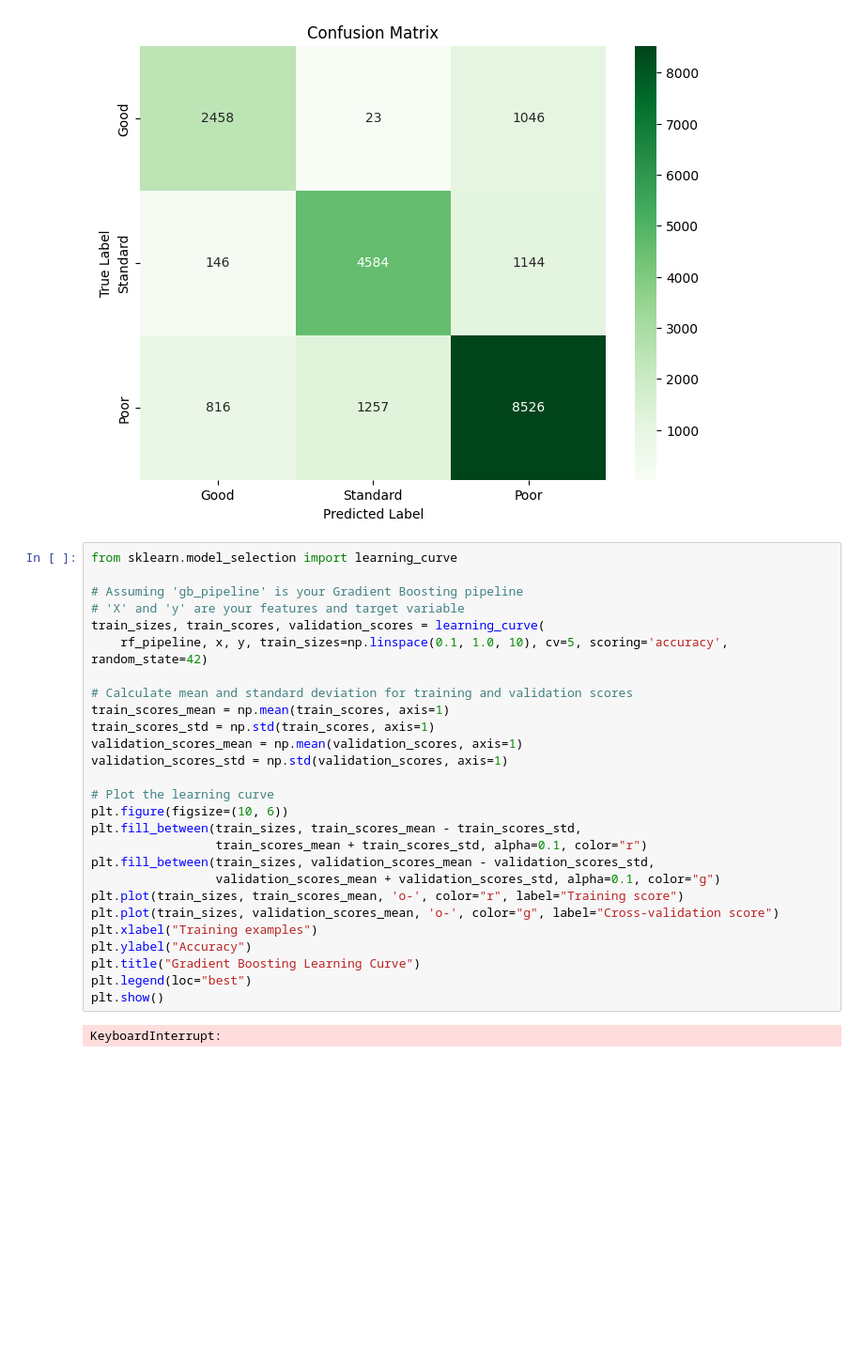
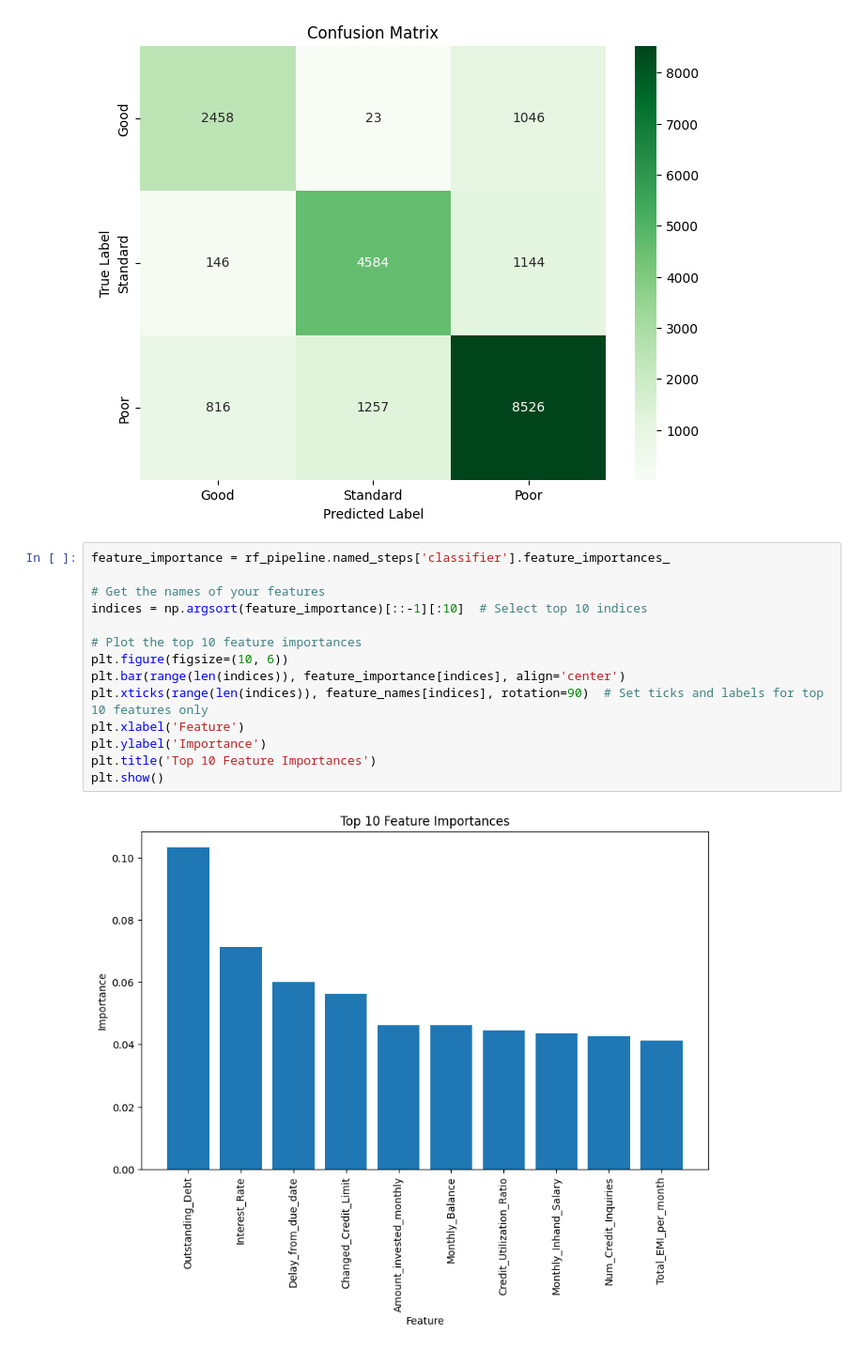
Before and after one commit to Harshk10-star/Credit-Score-Classification, a Jupyter notebook: project.ipynb, the cells around one changed output. Shown at 94% size. Saved outputs shown, nothing was run; the diff lists cells and outputs as text; blank space fills up the shorter version.

Commit message:
all graphs

```diff
--- a/project.ipynb
+++ b/project.ipynb
@@ -549,32 +549,19 @@ plt.yticks(ticks=np.arange(len(class_names)) + 0.5, labels=class_names)
 plt.show()
 # %% [output]
 [figure]
-# %%
-from sklearn.model_selection import learning_curve
-
-# Assuming 'gb_pipeline' is your Gradient Boosting pipeline
-# 'X' and 'y' are your features and target variable
-train_sizes, train_scores, validation_scores = learning_curve(
-    rf_pipeline, x, y, train_sizes=np.linspace(0.1, 1.0, 10), cv=5, scoring='accuracy', random_state=42)
-
-# Calculate mean and standard deviation for training and validation scores
-train_scores_mean = np.mean(train_scores, axis=1)
-train_scores_std = np.std(train_scores, axis=1)
-validation_scores_mean = np.mean(validation_scores, axis=1)
-validation_scores_std = np.std(validation_scores, axis=1)
-
-# Plot the learning curve
-plt.figure(figsize=(10, 6))
-plt.fill_between(train_sizes, train_scores_mean - train_scores_std,
-                 train_scores_mean + train_scores_std, alpha=0.1, color="r")
-plt.fill_between(train_sizes, validation_scores_mean - validation_scores_std,
-                 validation_scores_mean + validation_scores_std, alpha=0.1, color="g")
-plt.plot(train_sizes, train_scores_mean, 'o-', color="r", label="Training score")
-plt.plot(train_sizes, validation_scores_mean, 'o-', color="g", label="Cross-validation score")
-plt.xlabel("Training examples")
-plt.ylabel("Accuracy")
-plt.title("Gradient Boosting Learning Curve")
-plt.legend(loc="best")
-plt.show()
-# %% [output]
-KeyboardInterrupt:
+# %%
+feature_importance = rf_pipeline.named_steps['classifier'].feature_importances_
+
+# Get the names of your features
+indices = np.argsort(feature_importance)[::-1][:10]  # Select top 10 indices
+
+# Plot the top 10 feature importances
+plt.figure(figsize=(10, 6))
+plt.bar(range(len(indices)), feature_importance[indices], align='center')
+plt.xticks(range(len(indices)), feature_names[indices], rotation=90)  # Set ticks and labels for top 10 features only
+plt.xlabel('Feature')
+plt.ylabel('Importance')
+plt.title('Top 10 Feature Importances')
+plt.show()
+# %% [output]
+[figure, added]
```
